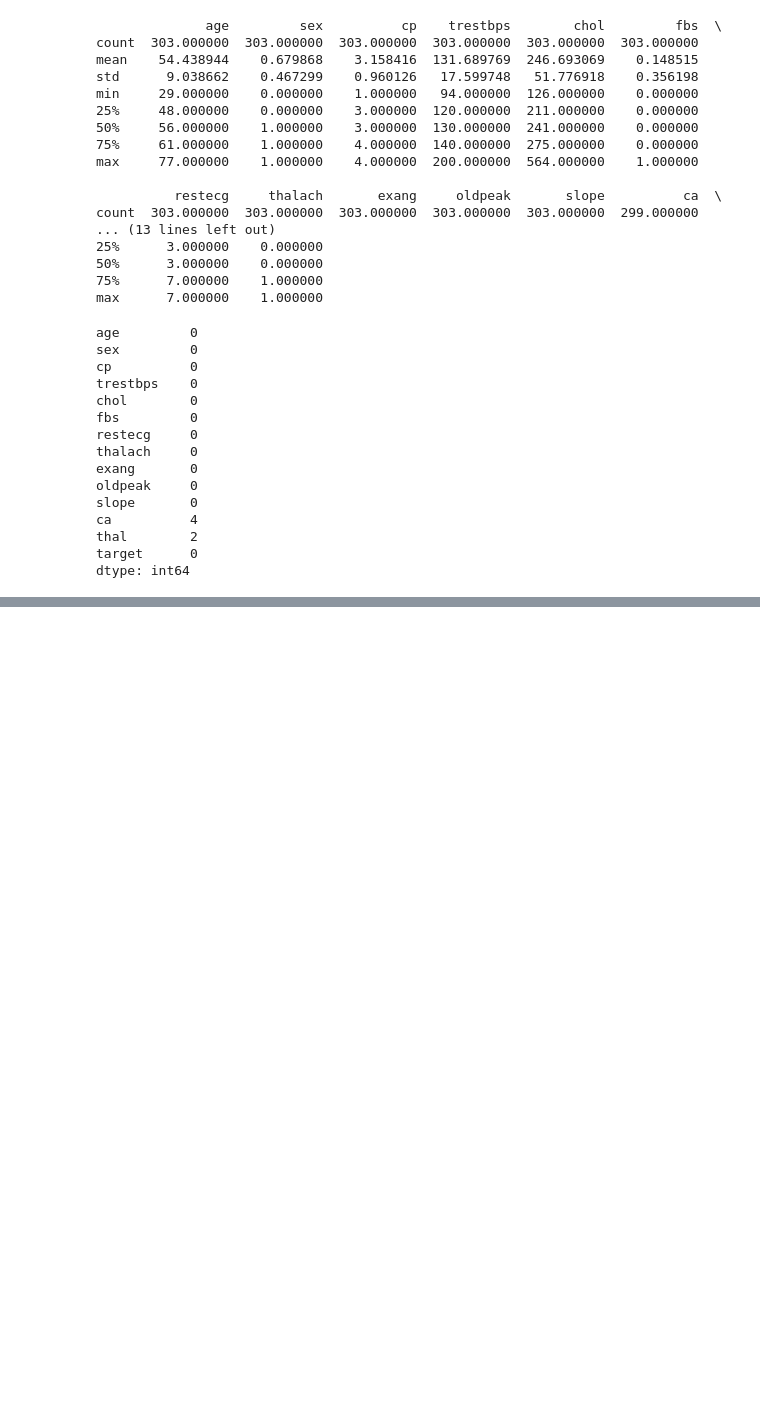
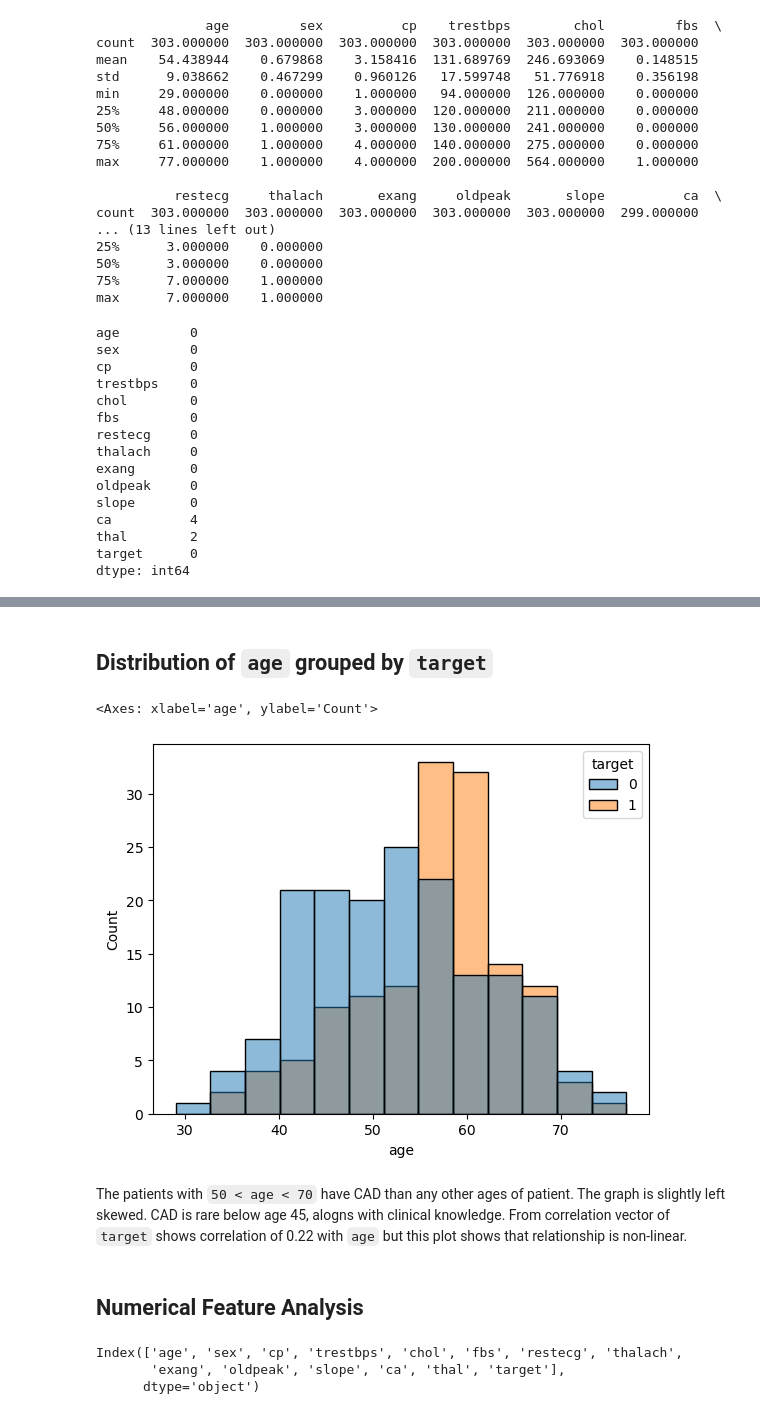
Before and after one commit to Dduddudu2508/heart-disease-prediction, a Jupyter notebook: notebooks/01_eda.ipynb, the cells around one changed output, grey strips where cells are left out. Drawn from its saved outputs; the diff is of its cells as text; code cells hidden in the pictures; blank space fills up the shorter version.

```diff
--- a/notebooks/01_eda.ipynb
+++ b/notebooks/01_eda.ipynb
@@ -146,0 +177,17 @@ missing_values_col
+# %% [markdown]
+## Distribution of `age` grouped by `target`
+# %%
+sns.histplot(data=df, x='age', hue='target')
+# %% [output]
+<Axes: xlabel='age', ylabel='Count'>
+[figure, added]
+# %% [markdown]
+The patients with `50 < age < 70` have CAD than any other ages of patient. The graph is slightly left skewed. CAD is rare below age 45, alogns with clinical knowledge. From correlation vector of `target` shows correlation of 0.22 with `age` but this plot shows that relationship is non-linear.
+# %% [markdown]
+## Numerical Feature Analysis
+# %%
+df.columns
+# %% [output]
+Index(['age', 'sex', 'cp', 'trestbps', 'chol', 'fbs', 'restecg', 'thalach',
+       'exang', 'oldpeak', 'slope', 'ca', 'thal', 'target'],
+      dtype='object')
```
Also changed, not shown: parts of 18 cells of this notebook.
